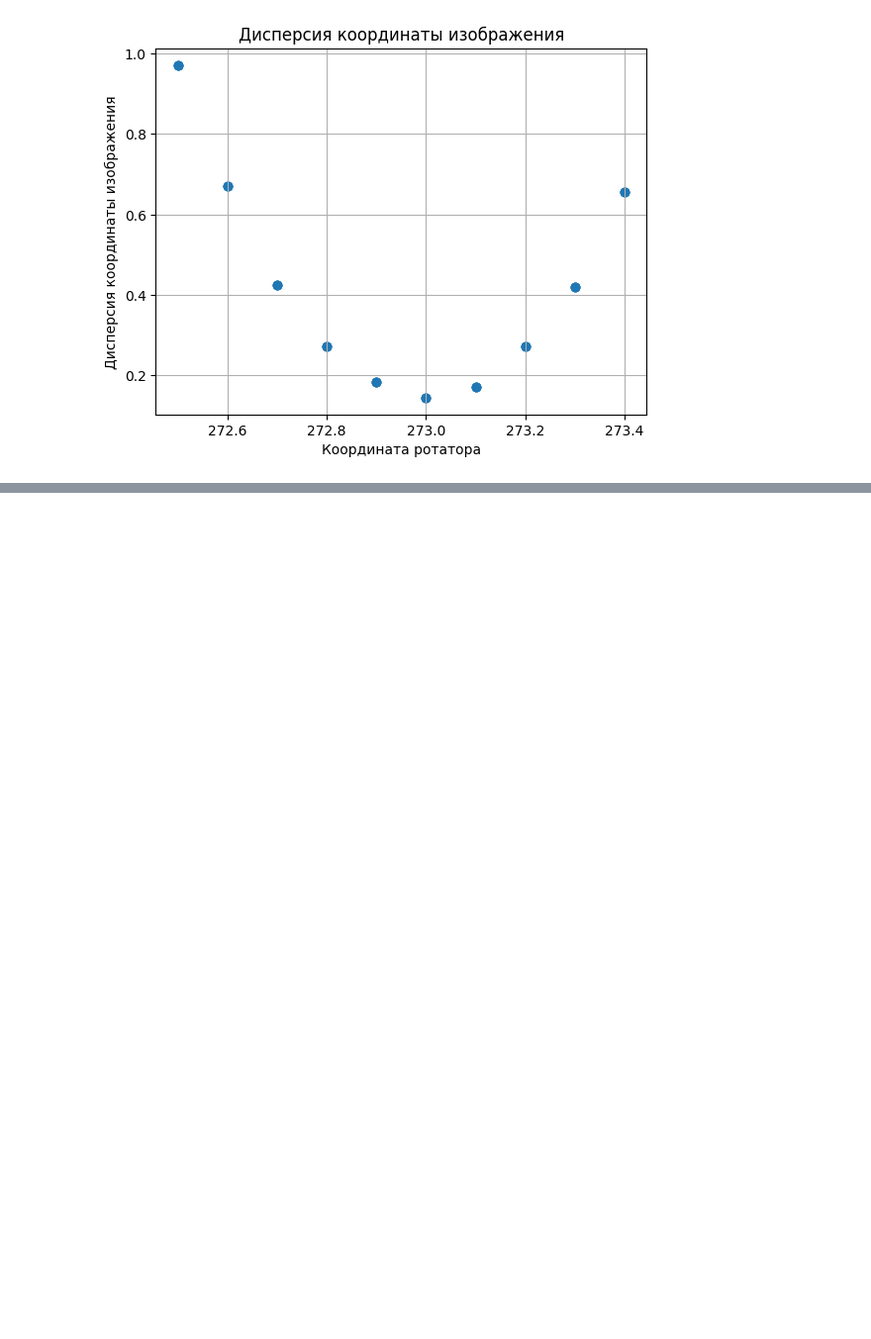
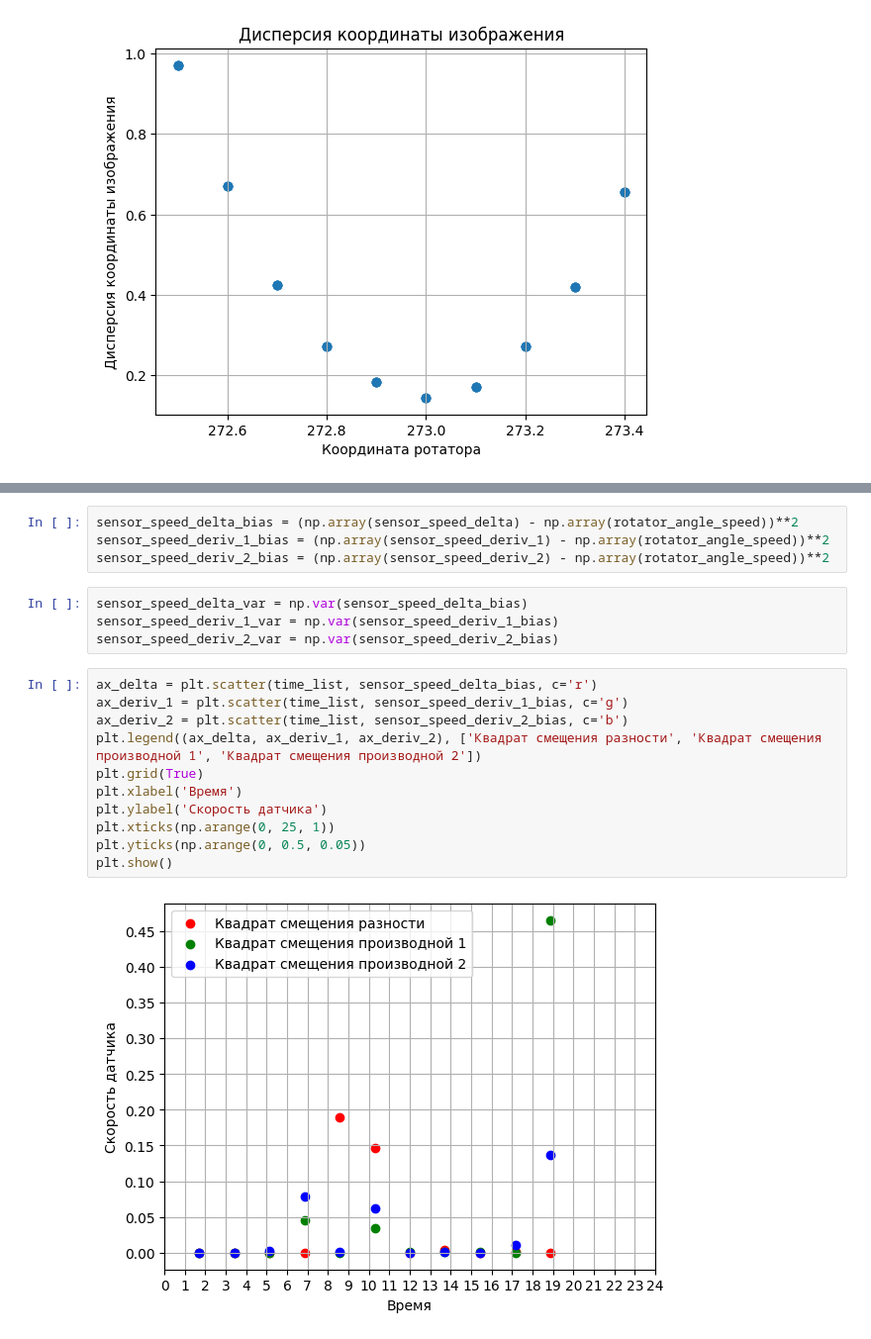
Before and after one commit to functiod/Calibrator, a Jupyter notebook: dsg/calibrator/data_processing/test.ipynb, the cells around one changed output, grey strips where cells are left out. Shown: that part at 99% size. Cells and saved outputs as stored; diff of their text form; blank space fills up the shorter version.

```diff
--- a/dsg/calibrator/data_processing/test.ipynb
+++ b/dsg/calibrator/data_processing/test.ipynb
@@ -334,0 +287,21 @@ for i in range(2, len(rotator_anlge) - 3):
+# %%
+sensor_speed_delta_bias = (np.array(sensor_speed_delta) - np.array(rotator_angle_speed))**2
+sensor_speed_deriv_1_bias = (np.array(sensor_speed_deriv_1) - np.array(rotator_angle_speed))**2
+sensor_speed_deriv_2_bias = (np.array(sensor_speed_deriv_2) - np.array(rotator_angle_speed))**2
+# %%
+sensor_speed_delta_var = np.var(sensor_speed_delta_bias)
+sensor_speed_deriv_1_var = np.var(sensor_speed_deriv_1_bias)
+sensor_speed_deriv_2_var = np.var(sensor_speed_deriv_2_bias)
+# %%
+ax_delta = plt.scatter(time_list, sensor_speed_delta_bias, c='r')
+ax_deriv_1 = plt.scatter(time_list, sensor_speed_deriv_1_bias, c='g')
+ax_deriv_2 = plt.scatter(time_list, sensor_speed_deriv_2_bias, c='b')
+plt.legend((ax_delta, ax_deriv_1, ax_deriv_2), ['Квадрат смещения разности', 'Квадрат смещения производной 1', 'Квадрат смещения производной 2'])
+plt.grid(True)
+plt.xlabel('Время')
+plt.ylabel('Скорость датчика')
+plt.xticks(np.arange(0, 25, 1))
+plt.yticks(np.arange(0, 0.5, 0.05))
+plt.show()
+# %% [output]
+[figure, added]
```
Also changed, not shown: parts of 12 cells of this notebook, 3 other files.
